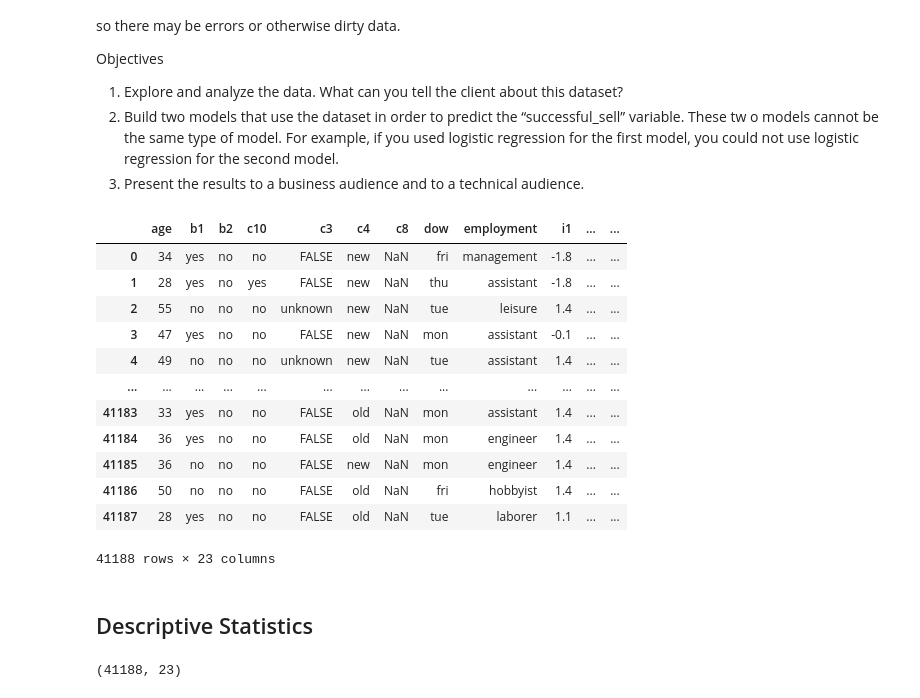
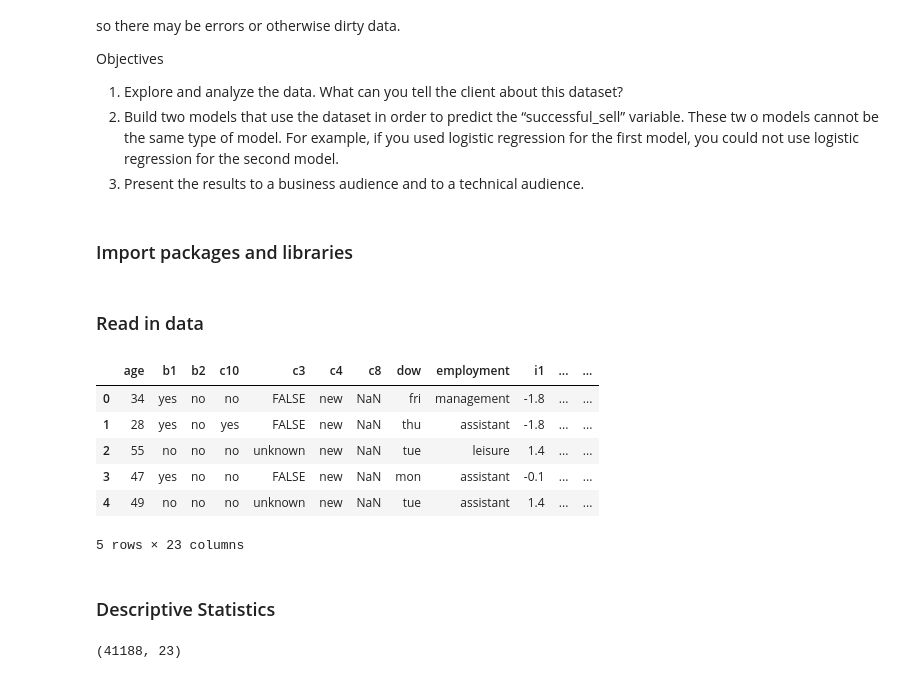
Before and after one commit to shreeya-v-k/phData, a Jupyter notebook: Project_Challenge.ipynb, the cells around one changed output. Saved outputs shown, nothing was run; the diff lists cells and outputs as text; code cells hidden in the pictures.

```diff
--- a/Project_Challenge.ipynb
+++ b/Project_Challenge.ipynb
@@ -39,0 +13,2 @@ from sklearn.metrics import roc_curve, roc_auc_score
+# %% [markdown]
+### Import packages and libraries
@@ -40,23 +30,18 @@ from sklearn.metrics import roc_curve, roc_auc_score
+# %% [markdown]
+### Read in data
 # %%
-#Read in data
 df = pd.read_csv("project_data.csv")
-df
+df.head()
 # %% [output]
 |  | age | b1 | b2 | c10 | c3 | c4 | c8 | dow | employment | i1 | ... | ... |
 | 0 | 34 | yes | no | no | FALSE | new | NaN | fri | management | -1.8 | ... | ... |
 | 1 | 28 | yes | no | yes | FALSE | new | NaN | thu | assistant | -1.8 | ... | ... |
 | 2 | 55 | no | no | no | unknown | new | NaN | tue | leisure | 1.4 | ... | ... |
 | 3 | 47 | yes | no | no | FALSE | new | NaN | mon | assistant | -0.1 | ... | ... |
 | 4 | 49 | no | no | no | unknown | new | NaN | tue | assistant | 1.4 | ... | ... |
-| ... | ... | ... | ... | ... | ... | ... | ... | ... | ... | ... | ... | ... |
-| 41183 | 33 | yes | no | no | FALSE | old | NaN | mon | assistant | 1.4 | ... | ... |
-| 41184 | 36 | yes | no | no | FALSE | old | NaN | mon | engineer | 1.4 | ... | ... |
-| 41185 | 36 | no | no | no | FALSE | new | NaN | mon | engineer | 1.4 | ... | ... |
-| 41186 | 50 | no | no | no | FALSE | old | NaN | fri | hobbyist | 1.4 | ... | ... |
-| 41187 | 28 | yes | no | no | FALSE | old | NaN | tue | laborer | 1.1 | ... | ... |
-41188 rows × 23 columns
+5 rows × 23 columns
 # %% [markdown]
-## Descriptive Statistics
+### Descriptive Statistics
 # %%
 df.shape
 # %% [output]
```
Also changed, not shown: parts of 80 cells of this notebook.
